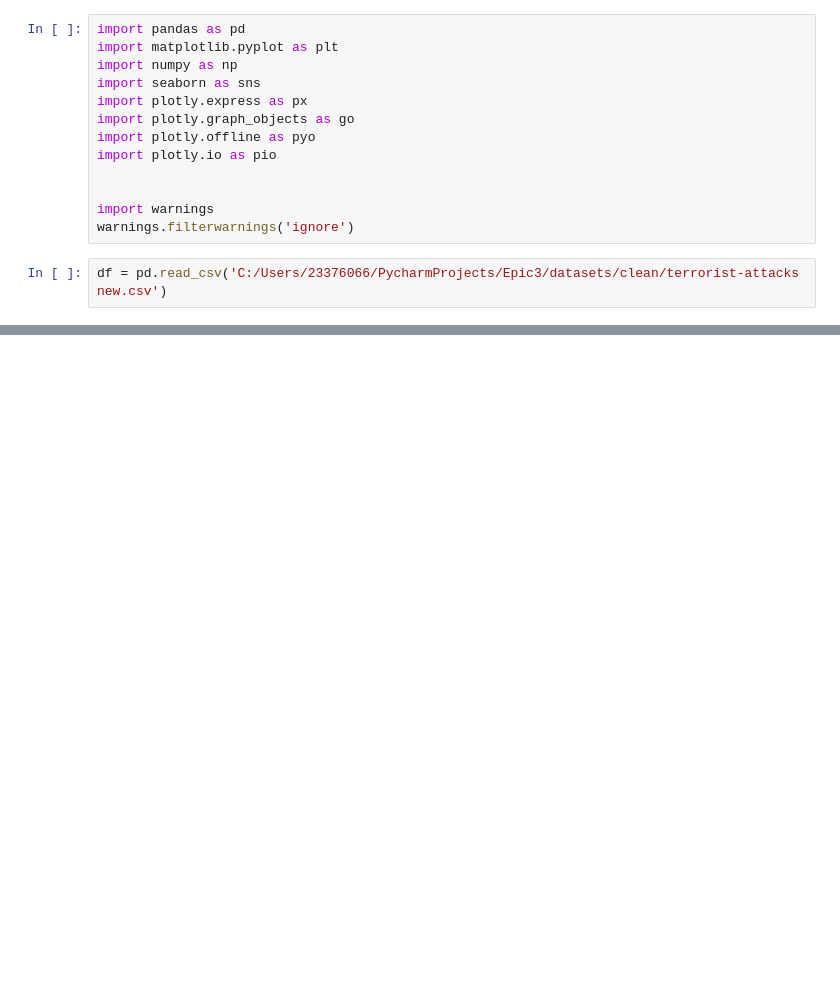
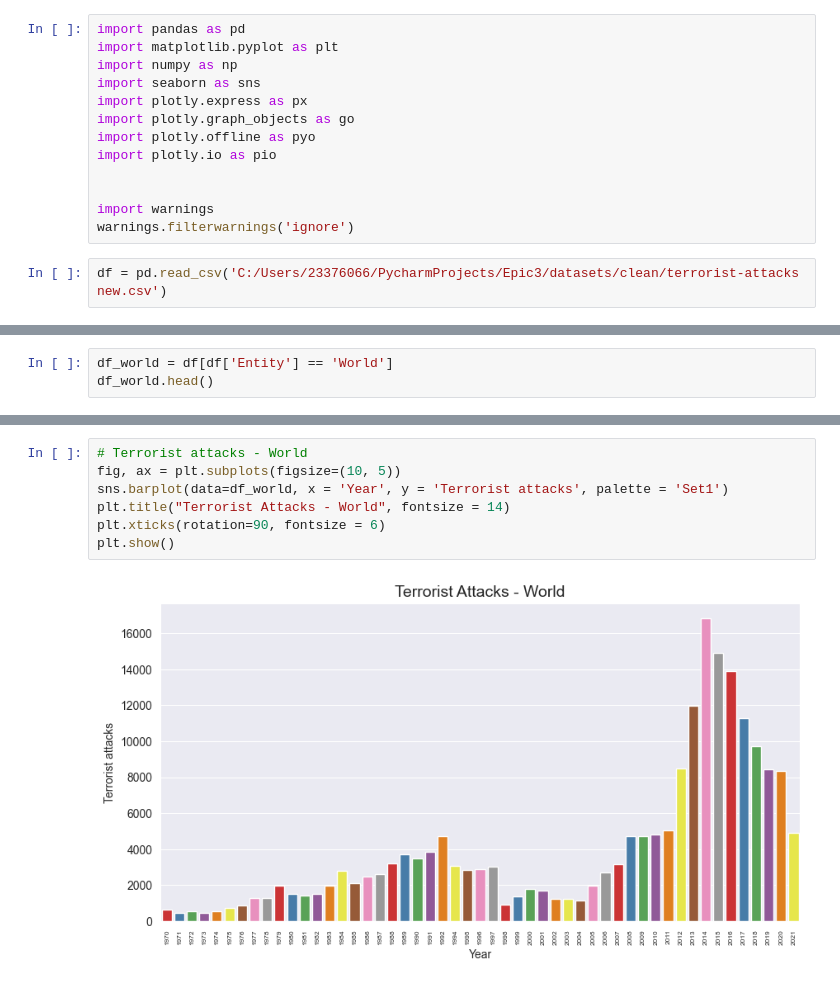
Before and after one commit to SyedFahimRahman/Epic3, a Jupyter notebook: Models/main.ipynb, the cells around one changed output, grey strips where cells are left out. Saved outputs shown, nothing was run; the diff lists cells and outputs as text; blank space fills up the shorter version.

```diff
--- a/Models/main.ipynb
+++ b/Models/main.ipynb
@@ -33,0 +74,3 @@ print("Columns: " + str(cols))
+# %%
+df_world = df[df['Entity'] == 'World']
+df_world.head()
@@ -33,0 +84,9 @@ print("Columns: " + str(cols))
+# %%
+# Terrorist attacks - World
+fig, ax = plt.subplots(figsize=(10, 5))
+sns.barplot(data=df_world, x = 'Year', y = 'Terrorist attacks', palette = 'Set1')
+plt.title("Terrorist Attacks - World", fontsize = 14)
+plt.xticks(rotation=90, fontsize = 6)
+plt.show()
+# %% [output]
+[figure, added]
```
Also changed, not shown: parts of 41 cells of this notebook, 3 other files.
